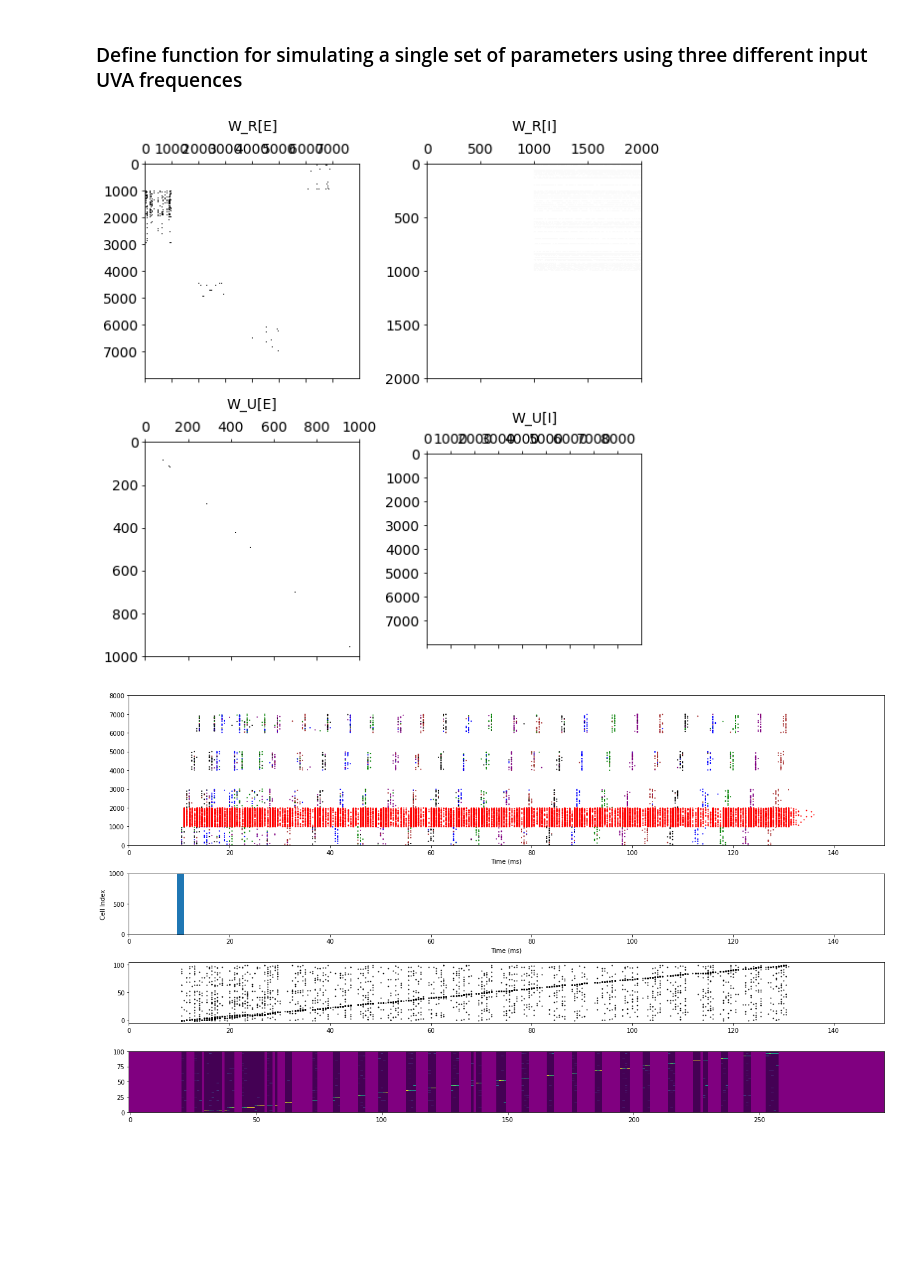
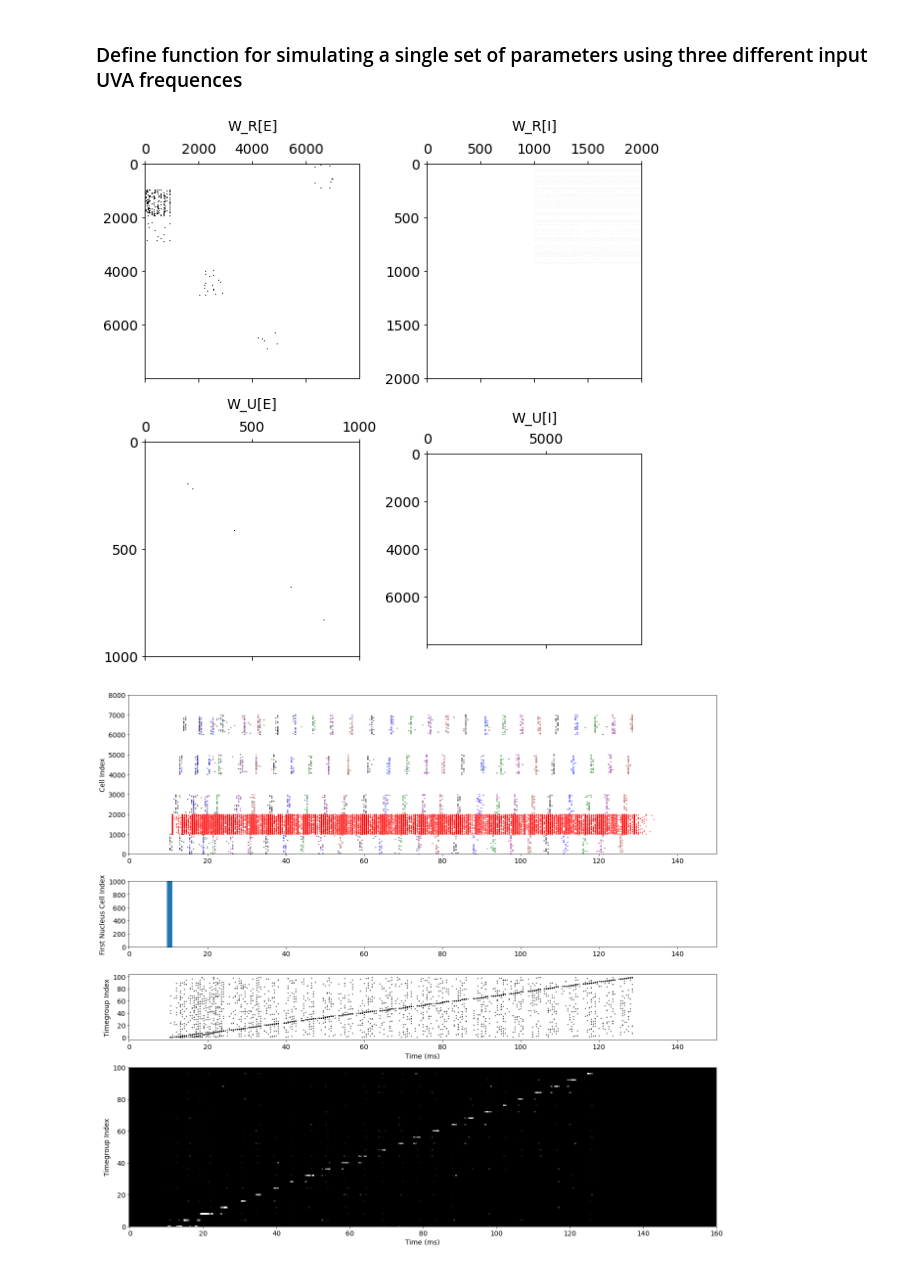
Before and after one commit to davidgbe/HVC_chain, a Jupyter notebook: distributed_recurrent_singing_circuit_with_tempered_inh_large_inh_pool.ipynb, the cells around one changed output. Cells and saved outputs as stored; diff of their text form; code cells hidden in the pictures; blank space fills up the shorter version.

```diff
--- a/distributed_recurrent_singing_circuit_with_tempered_inh_large_inh_pool.ipynb
+++ b/distributed_recurrent_singing_circuit_with_tempered_inh_large_inh_pool.ipynb
@@ -386,6 +372,7 @@ def run_test(m, show_connectivity=False, repeats=1, n_show_only=None, add_noise=
 
             for ax in axs.flatten():
                 set_font_size(ax, 14)
+                ax.locator_params(axis='both', nbins=4)
 
         ntwk = LIFNtwkG(
             c_m=m.C_M_E,
@@ -481,9 +468,9 @@ def quick_plot(m,
 
         if show_trial:
             if not overlay:
-                gs = gridspec.GridSpec(5, 1)
-                fig = plt.figure(figsize=(18, 10), tight_layout=True)
-                axs = [fig.add_subplot(gs[0:2]), fig.add_subplot(gs[2]), fig.add_subplot(gs[3]), fig.add_subplot(gs[4])]
+                gs = gridspec.GridSpec(6, 1)
+                fig = plt.figure(figsize=(18, 16), tight_layout=True)
+                axs = [fig.add_subplot(gs[0:2]), fig.add_subplot(gs[2]), fig.add_subplot(gs[3]), fig.add_subplot(gs[4:])]
 
             t_cutoff = 0.15
 
@@ -491,14 +478,13 @@ def quick_plot(m,
             axs[0].scatter(exc_raster[0, :] * 1000, exc_raster[1, :], s=1, c=c, zorder=0, alpha=1)
             axs[0].scatter(inh_raster[0, :] * 1000, inh_raster[1, :], s=1, c='red', zorder=0, alpha=1)
 
-            axs[0].set_xlabel('Time (ms)')
             axs[0].set_ylim(-1, m.total_circuit_size)
+            axs[0].set_ylabel('Cell Index')
 
             axs[1].scatter(rsp['spks_u'][0] * S.DT * 1000, rsp['spks_u'][1])
             axs[1].set_xlim(0, 100)
-            axs[1].set_xlabel('Time (ms)')
             axs[1].set_ylim(-1, m.N_E_NUCLEUS)
-            axs[1].set_ylabel('Cell Index')
+            axs[1].set_ylabel('First Nucleus Cell Index')
 
             tg_groups_at_timepoints = nrn_idx_to_tg_groups[rsp['spks_c']]
 
@@ -507,17 +493,30 @@ def quick_plot(m,
 
             axs[2].scatter(rsp['spks_t'][t_indices] * 1000, tg_indices, s=1, c='black')
 
+            axs[2].set_ylabel('Timegroup Index')
+            axs[2].set_xlabel('Time (ms)')
+
             n_tgs = m.N_LOOPS * m.N_NUCLEI
             tg_density_graph = build_tg_density_graph(m, n_tgs, rsp['spks_t'], t_indices, tg_indices).T
             tg_density_graph = tg_density_graph / tg_density_graph.sum(0)
 
-            axs[3].set_facecolor('purple')
+            axs[3].set_facecolor('black')
             cutoff = int(tg_density_graph.shape[1] * t_cutoff / S.T)
-            axs[3].imshow(tg_density_graph[:, :cutoff], interpolation='nearest', aspect='auto')
+            axs[3].imshow(tg_density_graph[:, :cutoff], interpolation='nearest', cmap='gray', aspect='auto')
+
             axs[3].set_ylim(0, n_tgs)
+            axs[3].set_ylabel('Timegroup Index')
+            axs[3].set_xlabel('Time (ms)')
 
-            for i in range(3):
-                axs[i].set_xlim(0, t_cutoff * 1000)
+            for i in range(4):
+                if i != 3:
+                    axs[i].set_xlim(0, t_cutoff * 1000)
+                set_font_size(axs[i], 14)
+
+            axs[3].set_xticks(axs[2].get_xticks() / (S.DT * 1000))
+            axs[3].set_xticklabels([int(n) for n in axs[2].get_xticks()])
+
+        return axs
 # %%
 S.T = 0.3
 m = copy(M)
@@ -528,14 +527,14 @@ m.W_U_E = 0.0015
 # %%
 m2 = copy(m)
 m2.W_E_I_R = 0.04e-3
 m2.W_I_E_R = 0.0009e-3/4
 m2.W_E_E_F = [0.25e-3, 0.25e-3, 0.25e-3, 0.25e-3]
 m2.F_GROUP = [0.0273, 0.0273, 0.0273, 0.0273]
 m2.R = 1.
 
 set_dynamic_vars(m2)
 
-quick_plot(m2, show_connectivity=True, n_show_only=10)
+axs = quick_plot(m2, show_connectivity=True, n_show_only=10)
 # %% [output]
-[figure, old version]
+[figure, new version]
-[figure, old version]
+[figure, new version]
```
Also changed, not shown: parts of 9 cells of this notebook, 2 other files.
